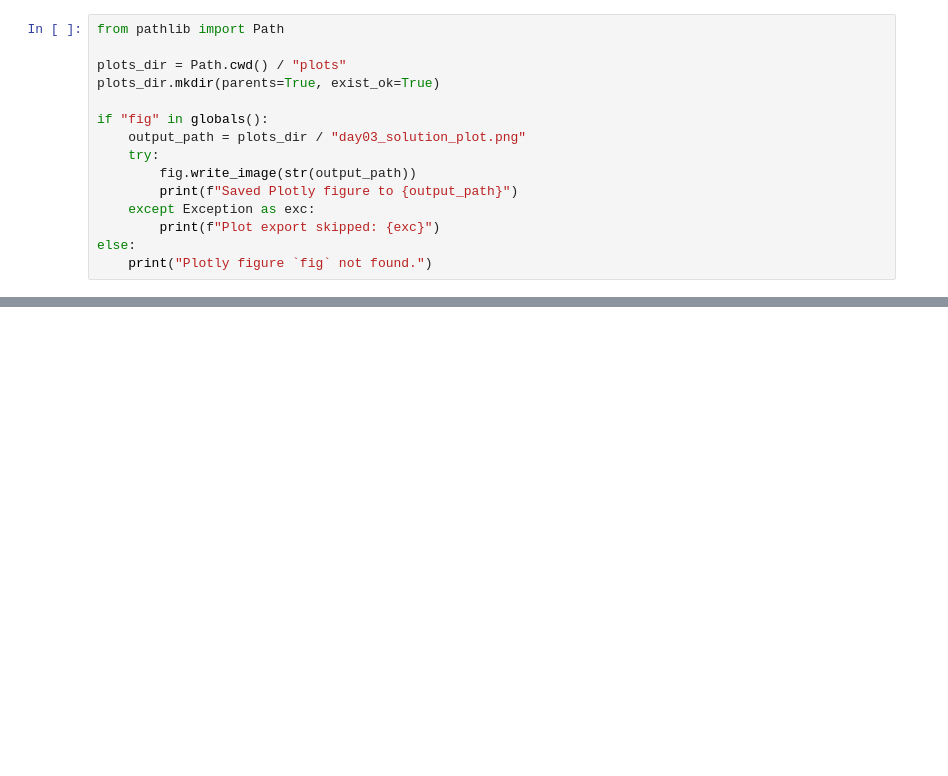
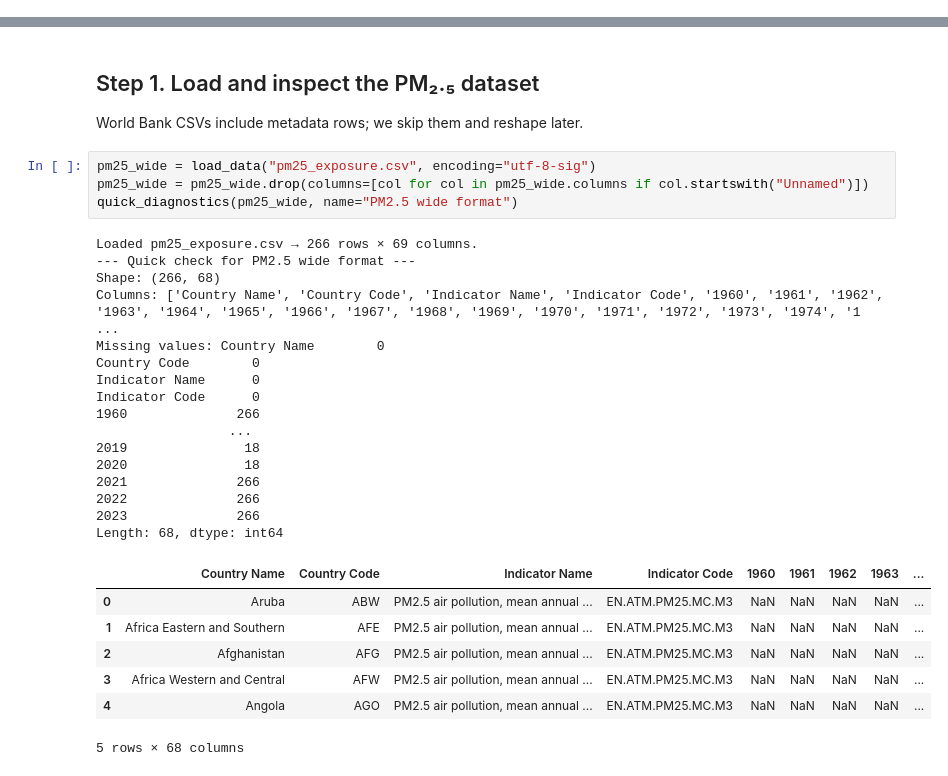
Before and after one commit to DavidLangworthy/ds4s, a Jupyter notebook: days/day03/solution/day03_solution.ipynb, the cells around one changed output, grey strips where cells are left out. Saved outputs shown, nothing was run; the diff lists cells and outputs as text; blank space fills up the shorter version.

```diff
--- a/days/day03/solution/day03_solution.ipynb
+++ b/days/day03/solution/day03_solution.ipynb
@@ -188,15 +4,0 @@ fig.show()
-# %%
-from pathlib import Path
-
-plots_dir = Path.cwd() / "plots"
-plots_dir.mkdir(parents=True, exist_ok=True)
-
-if "fig" in globals():
-    output_path = plots_dir / "day03_solution_plot.png"
-    try:
-        fig.write_image(str(output_path))
-        print(f"Saved Plotly figure to {output_path}")
-    except Exception as exc:
-        print(f"Plot export skipped: {exc}")
-else:
-    print("Plotly figure `fig` not found.")
@@ -202,0 +124,31 @@ else:
+# %% [markdown]
+## Step 1. Load and inspect the PM₂.₅ dataset
+World Bank CSVs include metadata rows; we skip them and reshape later.
+# %%
+pm25_wide = load_data("pm25_exposure.csv", encoding="utf-8-sig")
+pm25_wide = pm25_wide.drop(columns=[col for col in pm25_wide.columns if col.startswith("Unnamed")])
+quick_diagnostics(pm25_wide, name="PM2.5 wide format")
+# %% [output]
+Loaded pm25_exposure.csv → 266 rows × 69 columns.
+--- Quick check for PM2.5 wide format ---
+Shape: (266, 68)
+Columns: ['Country Name', 'Country Code', 'Indicator Name', 'Indicator Code', '1960', '1961', '1962', '1963', '1964', '1965', '1966', '1967', '1968', '1969', '1970', '1971', '1972', '1973', '1974', '1 ...
+Missing values: Country Name        0
+Country Code        0
+Indicator Name      0
+Indicator Code      0
+1960              266
+                 ...
+2019               18
+2020               18
+2021              266
+2022              266
+2023              266
+Length: 68, dtype: int64
+|  | Country Name | Country Code | Indicator Name | Indicator Code | 1960 | 1961 | 1962 | 1963 | ... |
+| 0 | Aruba | ABW | PM2.5 air pollution, mean annual ... | EN.ATM.PM25.MC.M3 | NaN | NaN | NaN | NaN | ... |
+| 1 | Africa Eastern and Southern | AFE | PM2.5 air pollution, mean annual ... | EN.ATM.PM25.MC.M3 | NaN | NaN | NaN | NaN | ... |
+| 2 | Afghanistan | AFG | PM2.5 air pollution, mean annual ... | EN.ATM.PM25.MC.M3 | NaN | NaN | NaN | NaN | ... |
+| 3 | Africa Western and Central | AFW | PM2.5 air pollution, mean annual ... | EN.ATM.PM25.MC.M3 | NaN | NaN | NaN | NaN | ... |
+| 4 | Angola | AGO | PM2.5 air pollution, mean annual ... | EN.ATM.PM25.MC.M3 | NaN | NaN | NaN | NaN | ... |
+5 rows × 68 columns
```
Also changed, not shown: parts of 23 cells of this notebook, 4 other files.
